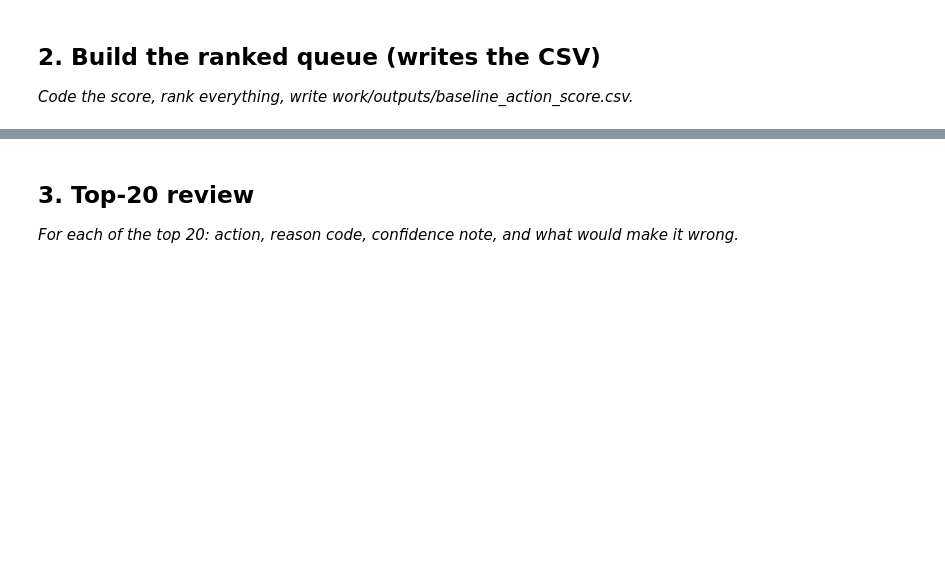
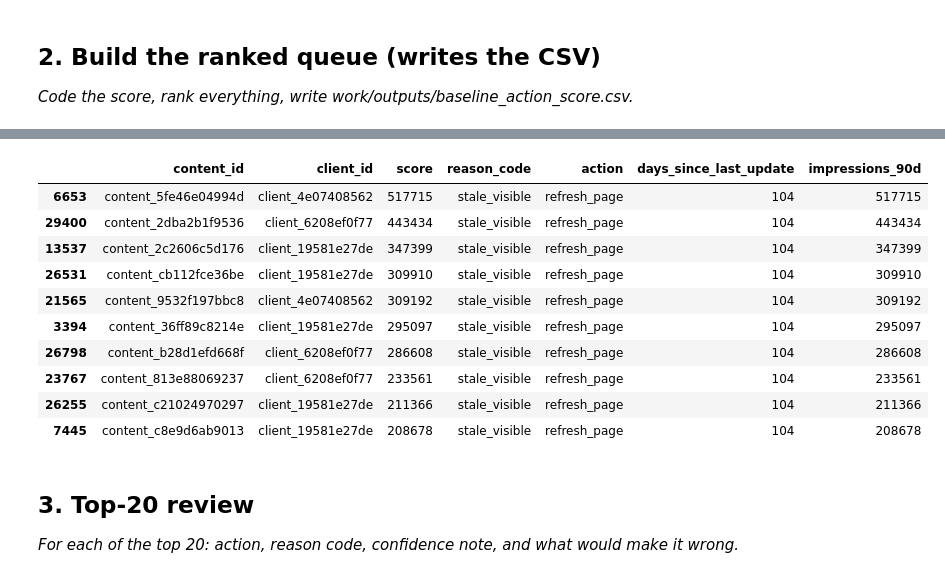
Before and after one commit to russelfordguinoo-oss/Russel-Repository-, a Jupyter notebook: work/notebooks/w04_baseline_score.ipynb, the cells around one changed output, grey strips where cells are left out. Cells and saved outputs as stored; diff of their text form; code cells hidden in the pictures; blank space fills up the shorter version.

```diff
--- a/work/notebooks/w04_baseline_score.ipynb
+++ b/work/notebooks/w04_baseline_score.ipynb
@@ -12,0 +49,7 @@ This skeleton is yours to fill. Work the sections **in order** — each one has
+# %%
+import pandas as pd
+
+df = pd.read_csv("data/raw/content_refresh_anonymized.csv")
+
+print("Rows:", len(df))
+print("Columns:", len(df.columns))
@@ -14,3 +120,70 @@ This skeleton is yours to fill. Work the sections **in order** — each one has
 ## 2. Build the ranked queue (writes the CSV)
 
 *Code the score, rank everything, write work/outputs/baseline_action_score.csv.*
+# %%
+# Define the two conditions from our baseline rule
+stale = (
+    df["days_since_last_update"].between(91, 180)
+).astype(int)
+
+visible = (
+    df["impressions_90d"] >= 300
+).astype(int)
+
+# Transparent baseline score
+df["score"] = (
+    stale
+    * visible
+    * df["impressions_90d"]
+)
+
+# Reason code
+df["reason_code"] = ""
+
+df.loc[
+    (stale == 1) & (visible == 1),
+    "reason_code"
+] = "stale_visible"
+
+# Action label
+df["action"] = ""
+
+df.loc[
+    (stale == 1) & (visible == 1),
+    "action"
+] = "refresh_page"
+
+# Rank highest score first
+ranked = df.sort_values(
+    "score",
+    ascending=False
+).copy()
+
+# Keep the useful columns for the ranked queue
+queue = ranked[
+    [
+        "content_id",
+        "client_id",
+        "score",
+        "reason_code",
+        "action",
+        "days_since_last_update",
+        "impressions_90d"
+    ]
+]
+
+# Write the required CSV
+import os
+
+os.makedirs("work/outputs", exist_ok=True)
+
+queue.to_csv(
+    "work/outputs/baseline_action_score.csv",
+    index=False
+)
+
+print("Queue written successfully.")
+print("Rows:", len(queue))
+
+queue.head(10)
+# %% [output]
@@ -17,3 +192,14 @@ This skeleton is yours to fill. Work the sections **in order** — each one has
+|  | content_id | client_id | score | reason_code | action | days_since_last_update | impressions_90d |
+| 6653 | content_5fe46e04994d | client_4e07408562 | 517715 | stale_visible | refresh_page | 104 | 517715 |
+| 29400 | content_2dba2b1f9536 | client_6208ef0f77 | 443434 | stale_visible | refresh_page | 104 | 443434 |
+| 13537 | content_2c2606c5d176 | client_19581e27de | 347399 | stale_visible | refresh_page | 104 | 347399 |
+| 26531 | content_cb112fce36be | client_19581e27de | 309910 | stale_visible | refresh_page | 104 | 309910 |
+| 21565 | content_9532f197bbc8 | client_4e07408562 | 309192 | stale_visible | refresh_page | 104 | 309192 |
+| 3394 | content_36ff89c8214e | client_19581e27de | 295097 | stale_visible | refresh_page | 104 | 295097 |
+| 26798 | content_b28d1efd668f | client_6208ef0f77 | 286608 | stale_visible | refresh_page | 104 | 286608 |
+| 23767 | content_813e88069237 | client_6208ef0f77 | 233561 | stale_visible | refresh_page | 104 | 233561 |
+| 26255 | content_c21024970297 | client_19581e27de | 211366 | stale_visible | refresh_page | 104 | 211366 |
+| 7445 | content_c8e9d6ab9013 | client_19581e27de | 208678 | stale_visible | refresh_page | 104 | 208678 |
 # %% [markdown]
 ## 3. Top-20 review
 
```
Also changed, not shown: parts of 20 cells of this notebook.
